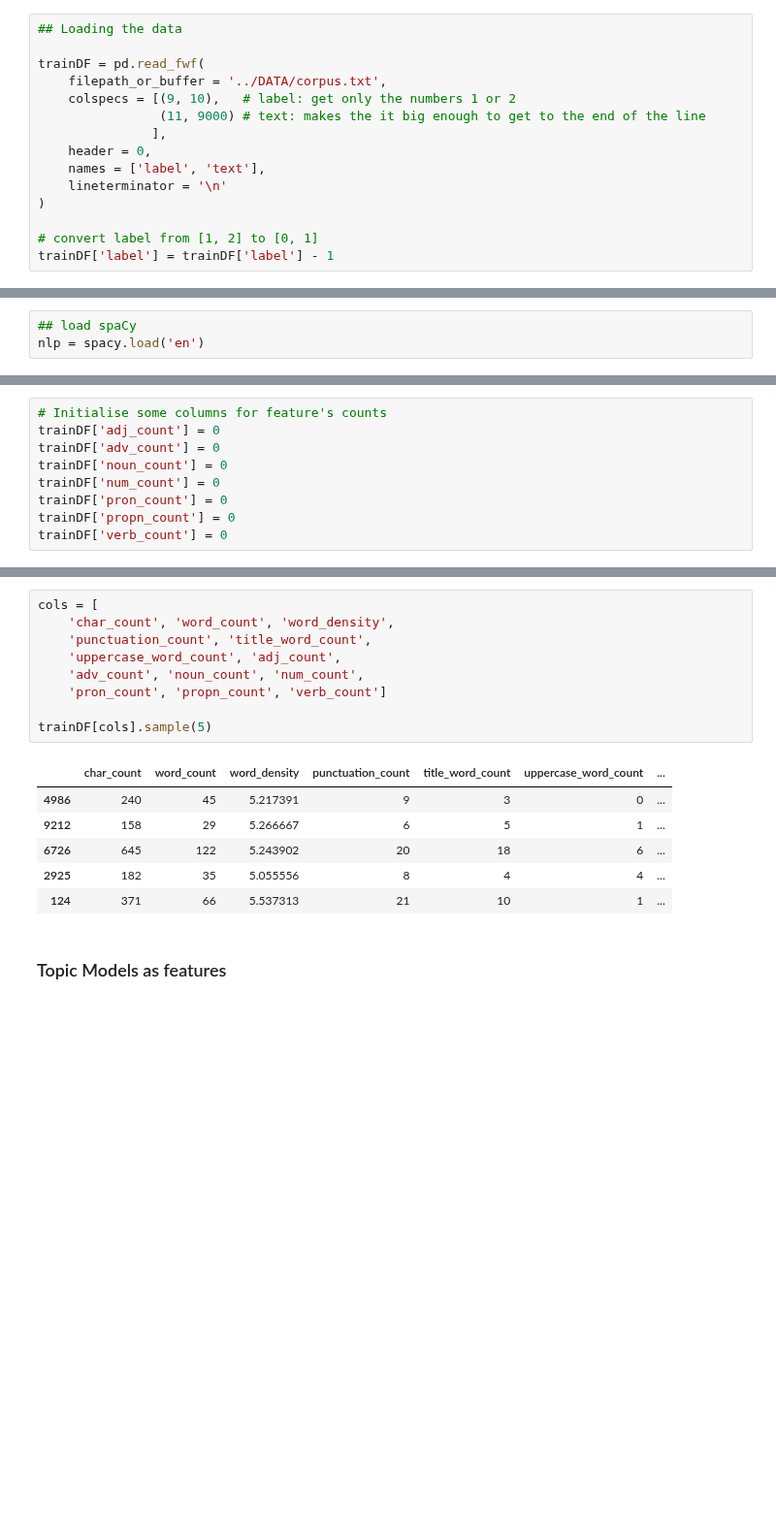
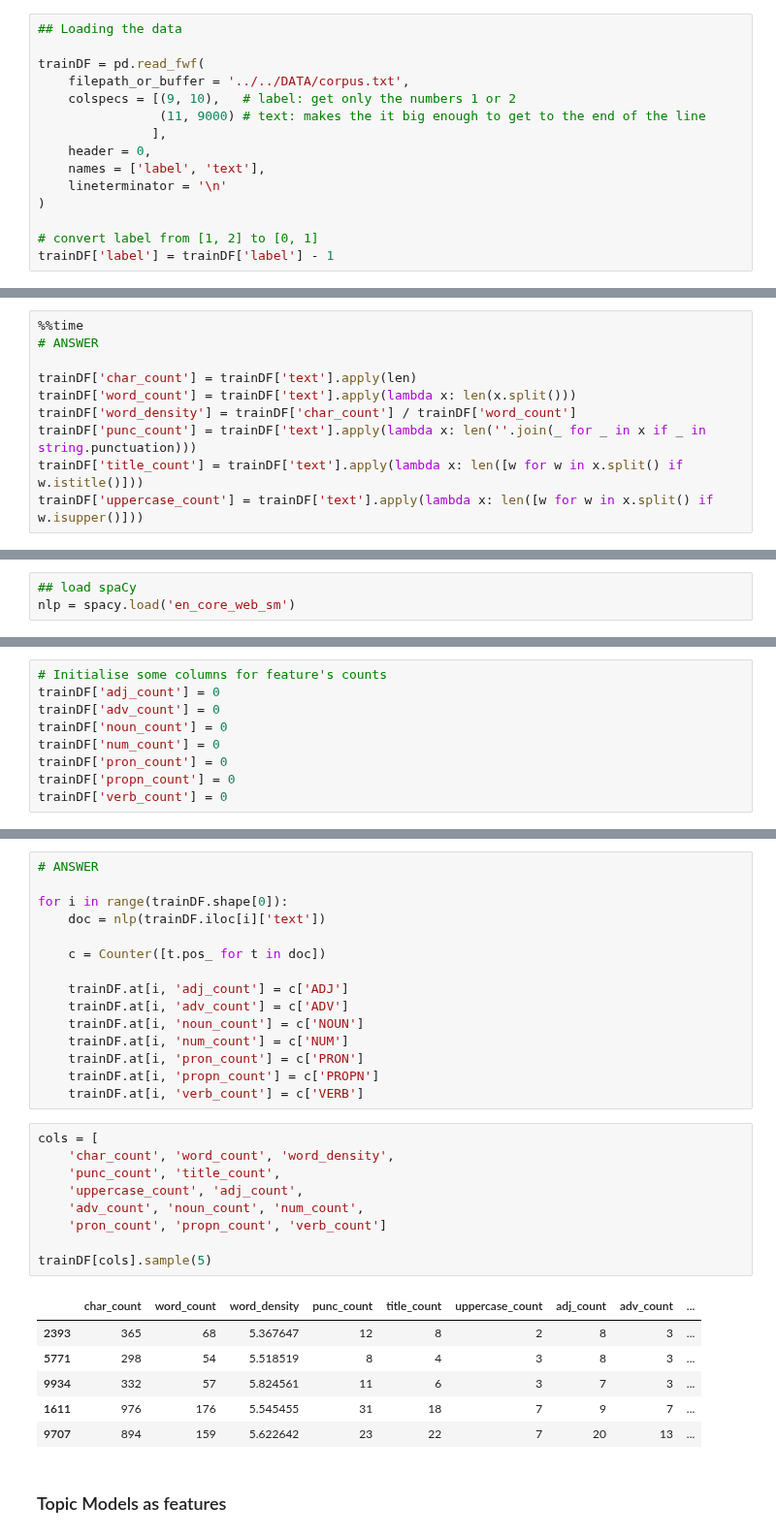
Before and after one commit to LouisMcArdell/IOD-Work, a Jupyter notebook: Labs/Module 8/IOD_Lab-8_5 - Text Classification.ipynb, the cells around one changed output, grey strips where cells are left out. Shown at 97% size. Cells and saved outputs as stored; diff of their text form; blank space fills up the shorter version.

```diff
--- a/Labs/Module 8/IOD_Lab-8_5 - Text Classification.ipynb
+++ b/Labs/Module 8/IOD_Lab-8_5 - Text Classification.ipynb
@@ -54,7 +54,7 @@ There are only two **labels**:
 ## Loading the data
 
 trainDF = pd.read_fwf(
-    filepath_or_buffer = '../DATA/corpus.txt',
+    filepath_or_buffer = '../../DATA/corpus.txt',
     colspecs = [(9, 10),   # label: get only the numbers 1 or 2
                 (11, 9000) # text: makes the it big enough to get to the end of the line
                ],
@@ -178,0 +186,10 @@ Wall time: 0 ns
+# %%
+%%time
+# ANSWER
+
+trainDF['char_count'] = trainDF['text'].apply(len)
+trainDF['word_count'] = trainDF['text'].apply(lambda x: len(x.split()))
+trainDF['word_density'] = trainDF['char_count'] / trainDF['word_count']
+trainDF['punc_count'] = trainDF['text'].apply(lambda x: len(''.join(_ for _ in x if _ in string.punctuation)))
+trainDF['title_count'] = trainDF['text'].apply(lambda x: len([w for w in x.split() if w.istitle()]))
+trainDF['uppercase_count'] = trainDF['text'].apply(lambda x: len([w for w in x.split() if w.isupper()]))
@@ -179,6 +199,6 @@ Wall time: 0 ns
 # %%
 ## load spaCy
-nlp = spacy.load('en')
+nlp = spacy.load('en_core_web_sm')
 # %% [markdown]
 Part of Speech in **SpaCy**
 
@@ -224,19 +242,34 @@ trainDF['verb_count'] = 0
+# %%
+# ANSWER
+
+for i in range(trainDF.shape[0]):
+    doc = nlp(trainDF.iloc[i]['text'])
+
+    c = Counter([t.pos_ for t in doc])
+
+    trainDF.at[i, 'adj_count'] = c['ADJ']
+    trainDF.at[i, 'adv_count'] = c['ADV']
+    trainDF.at[i, 'noun_count'] = c['NOUN']
+    trainDF.at[i, 'num_count'] = c['NUM']
+    trainDF.at[i, 'pron_count'] = c['PRON']
+    trainDF.at[i, 'propn_count'] = c['PROPN']
+    trainDF.at[i, 'verb_count'] = c['VERB']
 # %%
 cols = [
     'char_count', 'word_count', 'word_density',
-    'punctuation_count', 'title_word_count',
-    'uppercase_word_count', 'adj_count',
+    'punc_count', 'title_count',
+    'uppercase_count', 'adj_count',
     'adv_count', 'noun_count', 'num_count',
     'pron_count', 'propn_count', 'verb_count']
 
 trainDF[cols].sample(5)
 # %% [output]
-|  | char_count | word_count | word_density | punctuation_count | title_word_count | uppercase_word_count | ... |
-| 4986 | 240 | 45 | 5.217391 | 9 | 3 | 0 | ... |
-| 9212 | 158 | 29 | 5.266667 | 6 | 5 | 1 | ... |
-| 6726 | 645 | 122 | 5.243902 | 20 | 18 | 6 | ... |
-| 2925 | 182 | 35 | 5.055556 | 8 | 4 | 4 | ... |
-| 124 | 371 | 66 | 5.537313 | 21 | 10 | 1 | ... |
+|  | char_count | word_count | word_density | punc_count | title_count | uppercase_count | adj_count | adv_count | ... |
+| 2393 | 365 | 68 | 5.367647 | 12 | 8 | 2 | 8 | 3 | ... |
+| 5771 | 298 | 54 | 5.518519 | 8 | 4 | 3 | 8 | 3 | ... |
+| 9934 | 332 | 57 | 5.824561 | 11 | 6 | 3 | 7 | 3 | ... |
+| 1611 | 976 | 176 | 5.545455 | 31 | 18 | 7 | 9 | 7 | ... |
+| 9707 | 894 | 159 | 5.622642 | 23 | 22 | 7 | 20 | 13 | ... |
 # %% [markdown]
 ### Topic Models as features
 # %%
```
Also changed, not shown: parts of 33 cells of this notebook.
